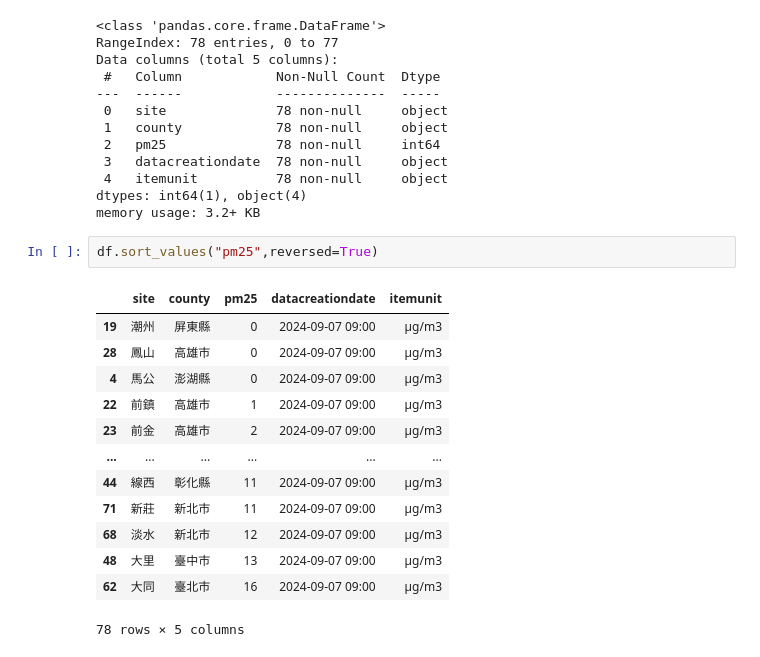
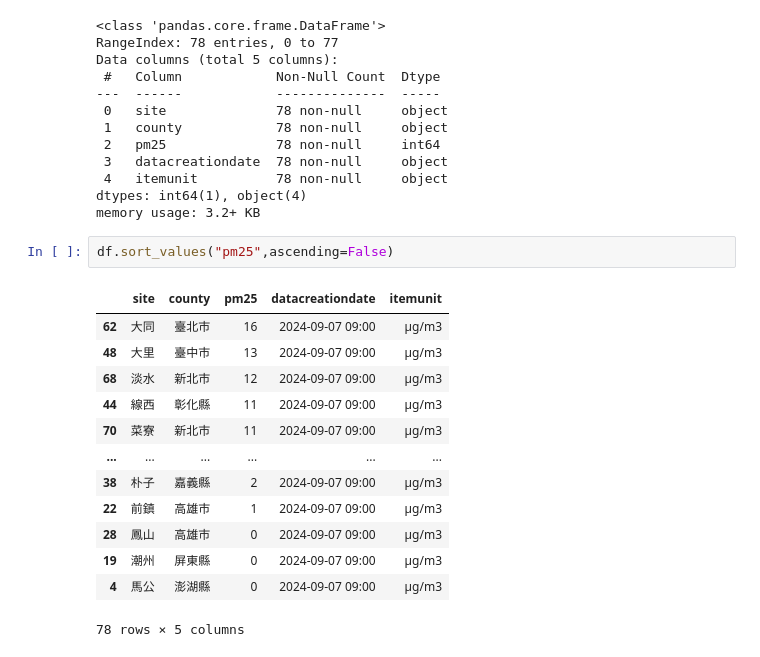
Before and after one commit to 17app001/flaskdemo, a Jupyter notebook: test.ipynb, the cells around one changed output. Saved outputs shown, nothing was run; the diff lists cells and outputs as text.

```diff
--- a/test.ipynb
+++ b/test.ipynb
@@ -241,18 +241,18 @@ Data columns (total 5 columns):
 dtypes: int64(1), object(4)
 memory usage: 3.2+ KB
 # %%
-df.sort_values("pm25",reversed=True)
+df.sort_values("pm25",ascending=False)
 # %% [output]
 |  | site | county | pm25 | datacreationdate | itemunit |
+| 62 | 大同 | 臺北市 | 16 | 2024-09-07 09:00 | μg/m3 |
+| 48 | 大里 | 臺中市 | 13 | 2024-09-07 09:00 | μg/m3 |
+| 68 | 淡水 | 新北市 | 12 | 2024-09-07 09:00 | μg/m3 |
+| 44 | 線西 | 彰化縣 | 11 | 2024-09-07 09:00 | μg/m3 |
+| 70 | 菜寮 | 新北市 | 11 | 2024-09-07 09:00 | μg/m3 |
+| ... | ... | ... | ... | ... | ... |
+| 38 | 朴子 | 嘉義縣 | 2 | 2024-09-07 09:00 | μg/m3 |
+| 22 | 前鎮 | 高雄市 | 1 | 2024-09-07 09:00 | μg/m3 |
+| 28 | 鳳山 | 高雄市 | 0 | 2024-09-07 09:00 | μg/m3 |
 | 19 | 潮州 | 屏東縣 | 0 | 2024-09-07 09:00 | μg/m3 |
-| 28 | 鳳山 | 高雄市 | 0 | 2024-09-07 09:00 | μg/m3 |
 | 4 | 馬公 | 澎湖縣 | 0 | 2024-09-07 09:00 | μg/m3 |
-| 22 | 前鎮 | 高雄市 | 1 | 2024-09-07 09:00 | μg/m3 |
-| 23 | 前金 | 高雄市 | 2 | 2024-09-07 09:00 | μg/m3 |
-| ... | ... | ... | ... | ... | ... |
-| 44 | 線西 | 彰化縣 | 11 | 2024-09-07 09:00 | μg/m3 |
-| 71 | 新莊 | 新北市 | 11 | 2024-09-07 09:00 | μg/m3 |
-| 68 | 淡水 | 新北市 | 12 | 2024-09-07 09:00 | μg/m3 |
-| 48 | 大里 | 臺中市 | 13 | 2024-09-07 09:00 | μg/m3 |
-| 62 | 大同 | 臺北市 | 16 | 2024-09-07 09:00 | μg/m3 |
 78 rows × 5 columns
```
Also changed, not shown: 1 other file.
